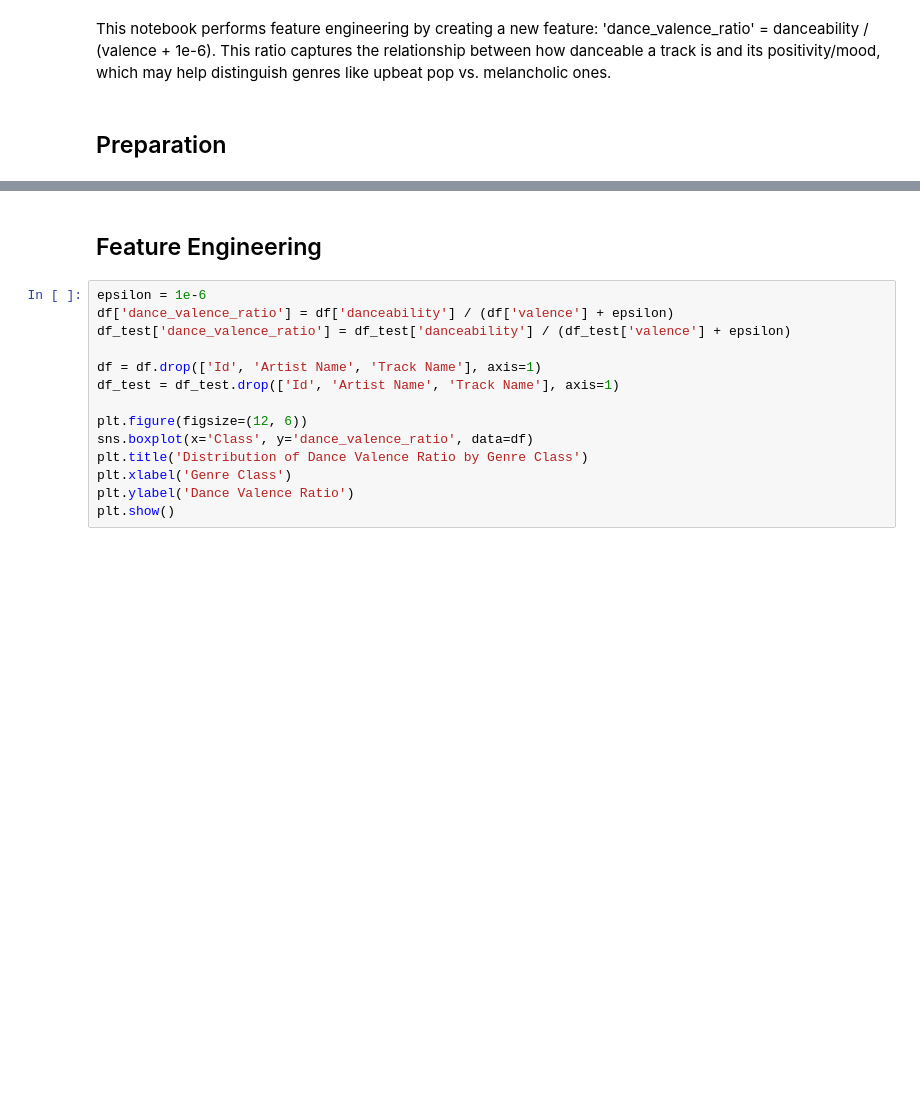
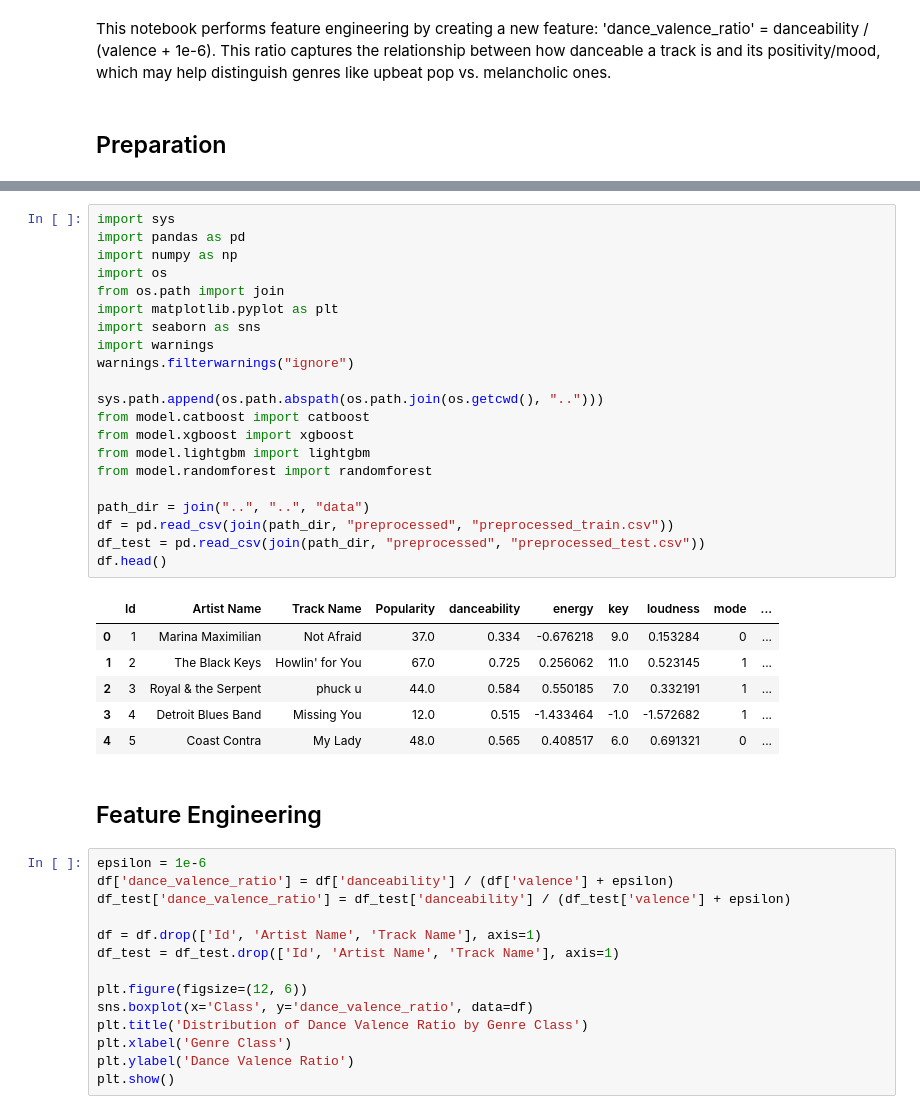
Before and after one commit to NguyenToanThang-kotaru/MachineLearningBasic_teamPJ, a Jupyter notebook: music_genre/notebook/feature_engineering/FE_dance_valence.ipynb, the cells around one changed output, grey strips where cells are left out. Saved outputs shown, nothing was run; the diff lists cells and outputs as text; blank space fills up the shorter version.

Commit message:
FE_dance_valence

```diff
--- a/music_genre/notebook/feature_engineering/FE_dance_valence.ipynb
+++ b/music_genre/notebook/feature_engineering/FE_dance_valence.ipynb
@@ -29,3 +36,31 @@ df.head()
+# %%
+import sys
+import pandas as pd
+import numpy as np
+import os
+from os.path import join
+import matplotlib.pyplot as plt
+import seaborn as sns
+import warnings
+warnings.filterwarnings("ignore")
+
+sys.path.append(os.path.abspath(os.path.join(os.getcwd(), "..")))
+from model.catboost import catboost
+from model.xgboost import xgboost
+from model.lightgbm import lightgbm
+from model.randomforest import randomforest
+
+path_dir = join("..", "..", "data")
+df = pd.read_csv(join(path_dir, "preprocessed", "preprocessed_train.csv"))
+df_test = pd.read_csv(join(path_dir, "preprocessed", "preprocessed_test.csv"))
+df.head()
+# %% [output]
+|  | Id | Artist Name | Track Name | Popularity | danceability | energy | key | loudness | mode | ... |
+| 0 | 1 | Marina Maximilian | Not Afraid | 37.0 | 0.334 | -0.676218 | 9.0 | 0.153284 | 0 | ... |
+| 1 | 2 | The Black Keys | Howlin' for You | 67.0 | 0.725 | 0.256062 | 11.0 | 0.523145 | 1 | ... |
+| 2 | 3 | Royal & the Serpent | phuck u | 44.0 | 0.584 | 0.550185 | 7.0 | 0.332191 | 1 | ... |
+| 3 | 4 | Detroit Blues Band | Missing You | 12.0 | 0.515 | -1.433464 | -1.0 | -1.572682 | 1 | ... |
+| 4 | 5 | Coast Contra | My Lady | 48.0 | 0.565 | 0.408517 | 6.0 | 0.691321 | 0 | ... |
 # %% [markdown]
 ## Feature Engineering
 # %%
```
Also changed, not shown: parts of 5 cells of this notebook, 13 other files.
